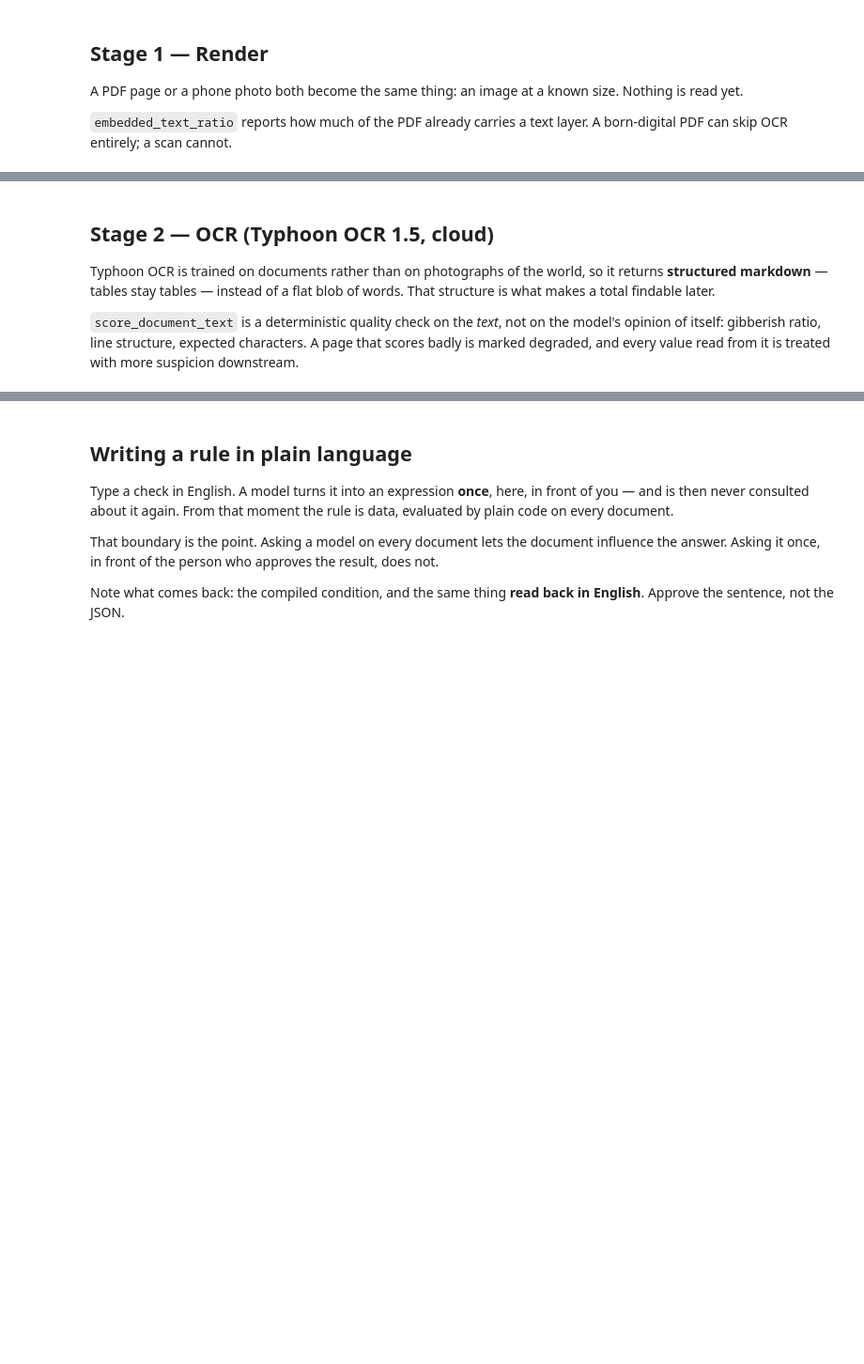
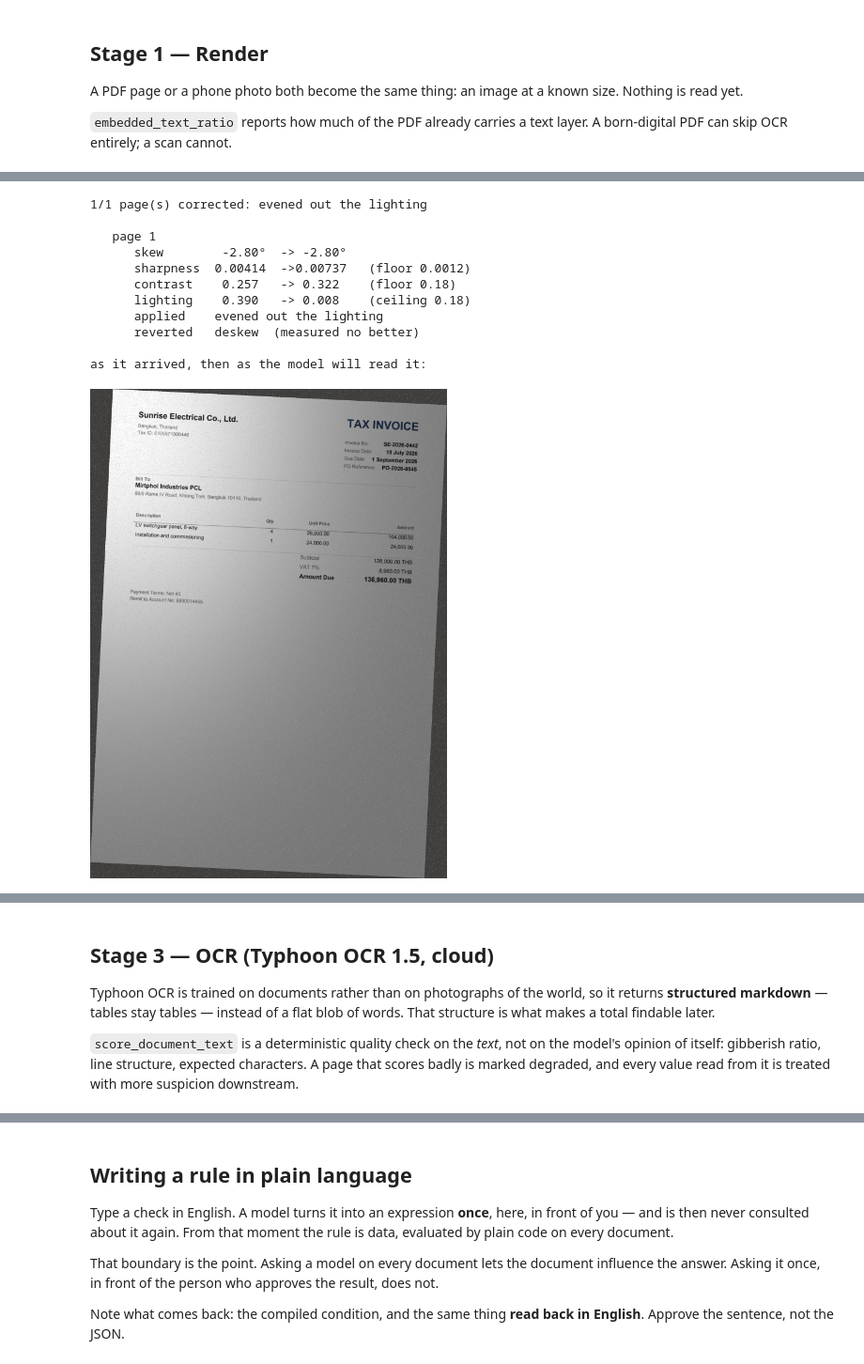
Before and after one commit to tententgc/ocr_extraction, a Jupyter notebook: notebooks/docuflow_walkthrough.ipynb, the cells around one changed output, grey strips where cells are left out. Shown at 94% size. Cells and saved outputs as stored; diff of their text form; code cells hidden in the pictures; blank space fills up the shorter version.

```diff
--- a/notebooks/docuflow_walkthrough.ipynb
+++ b/notebooks/docuflow_walkthrough.ipynb
@@ -211,7 +265,7 @@ for a walkthrough — you can check the answers.
 # %%
-SAMPLE = "inv-clean-classic"     # ← change this, or upload your own below
+SAMPLE = "3_invoice_photo_on_a_desk"     # ← change this, or upload your own below
 
-document_path = settings.sample_dir / f"{SAMPLE}.pdf"
+document_path = next(CORPUS.glob(f"{SAMPLE}.*"))
 
 # --- or upload your own ---------------------------------------------------
 UPLOAD_YOUR_OWN = False
@@ -249,0 +332,45 @@ except ImportError:            # running outside a notebook
+# %%
+from docuflow.ocr.preprocess import measure, prepare_pages
+
+before = measure(__import__("PIL.Image", fromlist=["Image"]).open(pages[0].path))
+prepared, report = prepare_pages(pages, enabled=settings.ocr_preprocess)
+
+print(report.summary)
+for page in report.pages:
+    b, a = page.before, page.after
+    print(f"\n   page {page.page_number}")
+    print(f"      skew       {b.skew_degrees:+6.2f}°  ->{a.skew_degrees:+6.2f}°")
+    print(f"      sharpness  {b.sharpness:7.5f}  ->{a.sharpness:7.5f}   (floor 0.0012)")
+    print(f"      contrast   {b.contrast:6.3f}   ->{a.contrast:6.3f}    (floor 0.18)")
+    print(f"      lighting   {b.illumination_spread:6.3f}   ->{a.illumination_spread:6.3f}    (ceiling 0.18)")
+    if page.actions:
+        print(f"      applied    {', '.join(page.actions)}")
+    if page.reverted:
+        print(f"      reverted   {', '.join(page.reverted)}  (measured no better)")
+    for note in page.notes:
+        print(f"      note       {note}")
+
+# Side by side, when anything was actually done.
+if report.changed_pages:
+    try:
+        from IPython.display import Image, display
+        print("\nas it arrived, then as the model will read it:")
+        display(Image(filename=str(pages[0].path), width=380))
+        display(Image(filename=str(prepared[0].path), width=380))
+    except ImportError:
+        pass
+
+pages = prepared          # from here on, OCR reads the cleaned pages
+# %% [output]
+1/1 page(s) corrected: evened out the lighting
+
+   page 1
+      skew        -2.80°  -> -2.80°
+      sharpness  0.00414  ->0.00737   (floor 0.0012)
+      contrast    0.257   -> 0.322    (floor 0.18)
+      lighting    0.390   -> 0.008    (ceiling 0.18)
+      applied    evened out the lighting
+      reverted   deskew  (measured no better)
+
+as it arrived, then as the model will read it:
+[figure, added]
@@ -250,5 +378,5 @@ except ImportError:            # running outside a notebook
 # %% [markdown]
-## Stage 2 — OCR (Typhoon OCR 1.5, cloud)
+## Stage 3 — OCR (Typhoon OCR 1.5, cloud)
 
 Typhoon OCR is trained on documents rather than on photographs of the world, so
 it returns **structured markdown** — tables stay tables — instead of a flat blob
```
Also changed, not shown: parts of 37 cells of this notebook, 13 other files.
